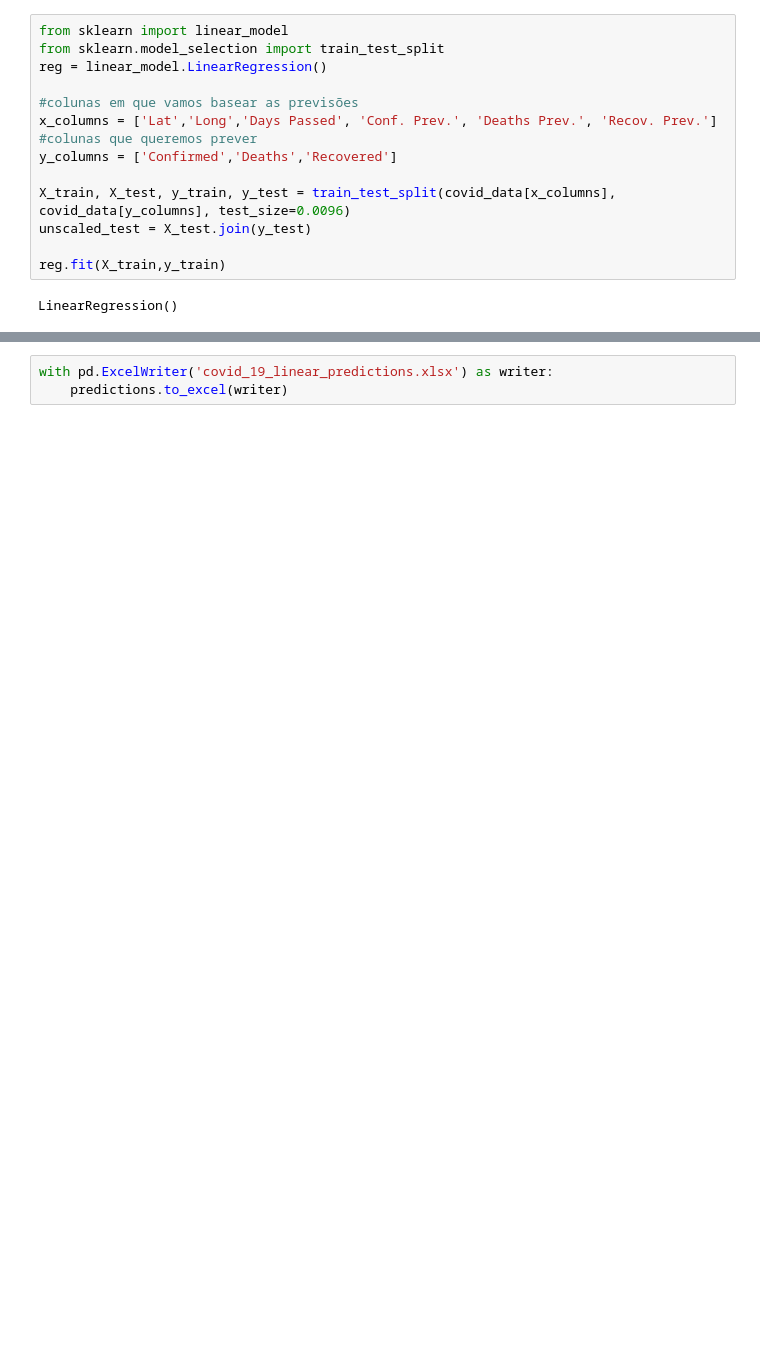
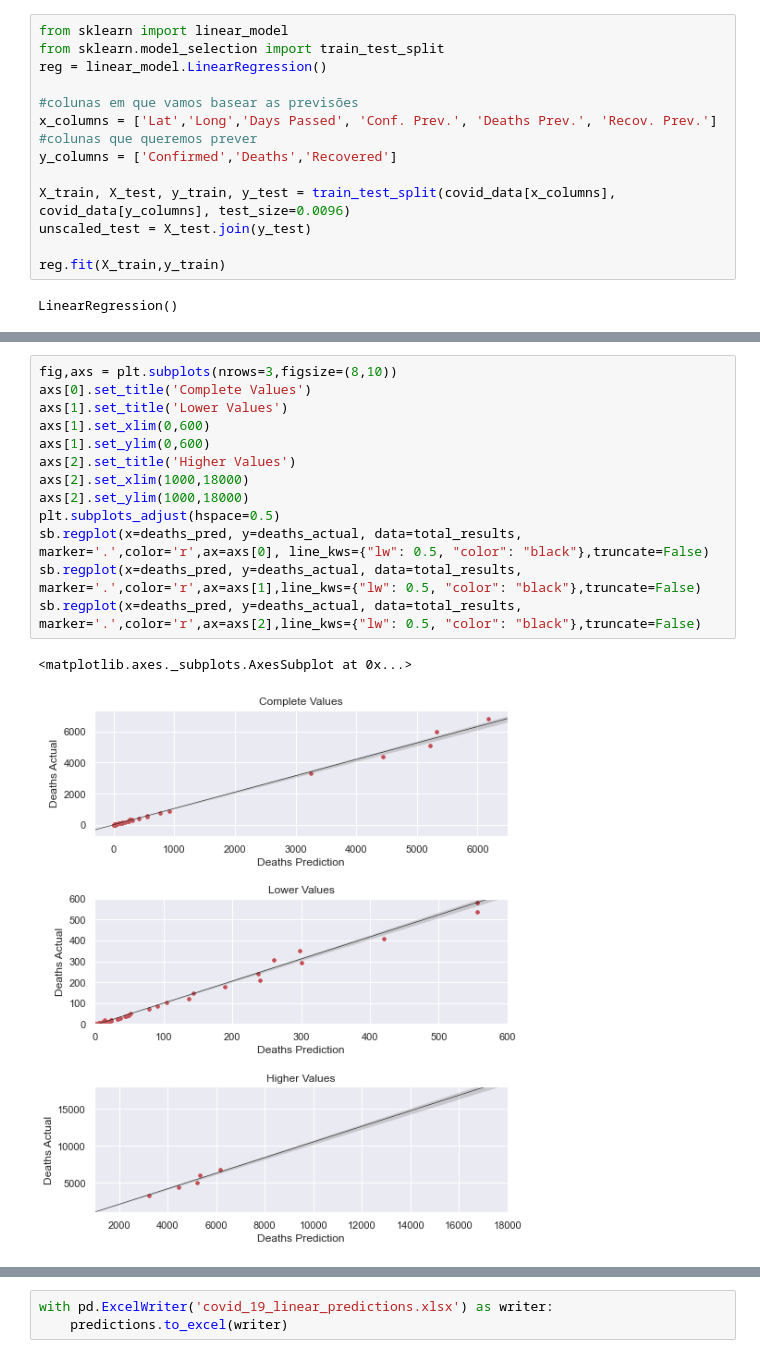
Before and after one commit to JoaoRicardoCardoso/MIEIC_IART_19_PROJ, a Jupyter notebook: PROJ2/Linear-Regression.ipynb, the cells around one changed output, grey strips where cells are left out. Drawn from its saved outputs; the diff is of its cells as text; blank space fills up the shorter version.

```diff
--- a/PROJ2/Linear-Regression.ipynb
+++ b/PROJ2/Linear-Regression.ipynb
@@ -199,0 +253,16 @@ predictions
+# %%
+fig,axs = plt.subplots(nrows=3,figsize=(8,10))
+axs[0].set_title('Complete Values')
+axs[1].set_title('Lower Values')
+axs[1].set_xlim(0,600)
+axs[1].set_ylim(0,600)
+axs[2].set_title('Higher Values')
+axs[2].set_xlim(1000,18000)
+axs[2].set_ylim(1000,18000)
+plt.subplots_adjust(hspace=0.5)
+sb.regplot(x=deaths_pred, y=deaths_actual, data=total_results, marker='.',color='r',ax=axs[0], line_kws={"lw": 0.5, "color": "black"},truncate=False)
+sb.regplot(x=deaths_pred, y=deaths_actual, data=total_results, marker='.',color='r',ax=axs[1],line_kws={"lw": 0.5, "color": "black"},truncate=False)
+sb.regplot(x=deaths_pred, y=deaths_actual, data=total_results, marker='.',color='r',ax=axs[2],line_kws={"lw": 0.5, "color": "black"},truncate=False)
+# %% [output]
+<matplotlib.axes._subplots.AxesSubplot at 0x...>
+[figure, added]
```
Also changed, not shown: parts of 8 cells of this notebook, 1 other file.
